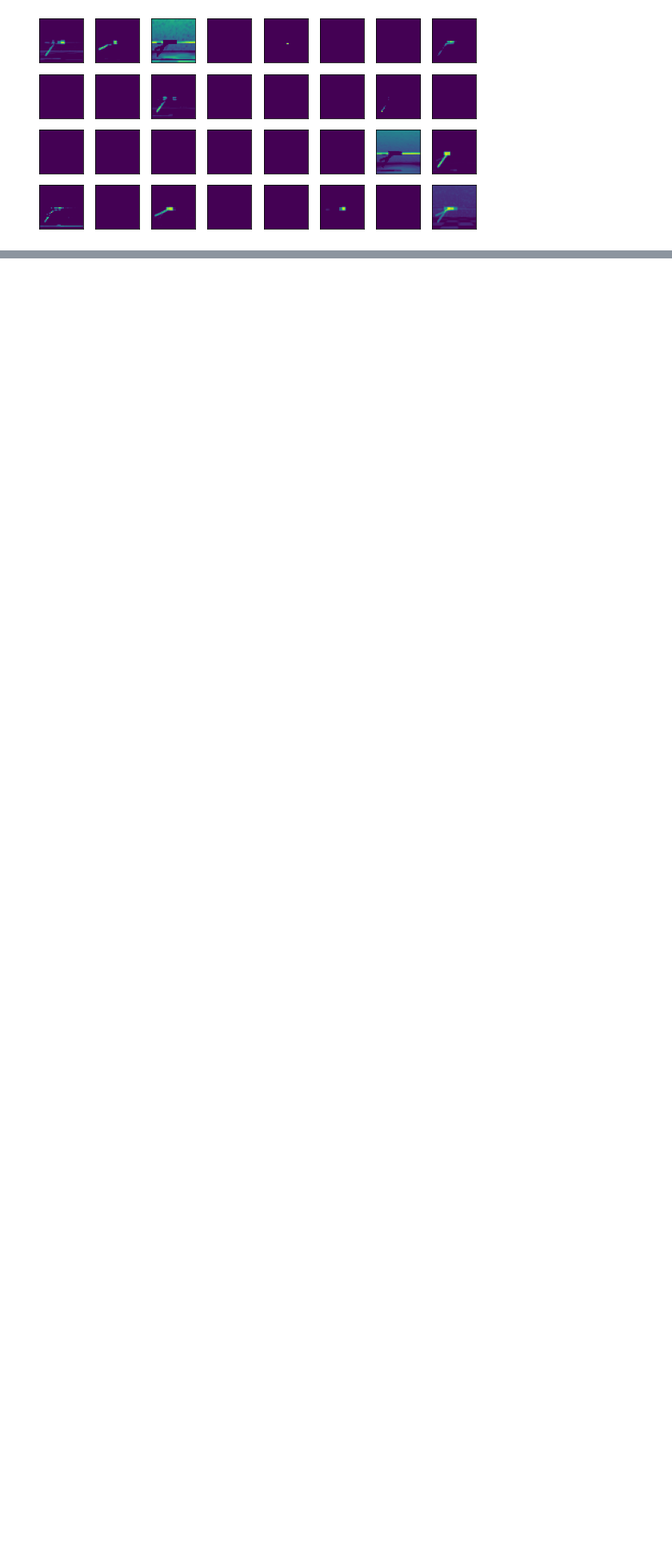
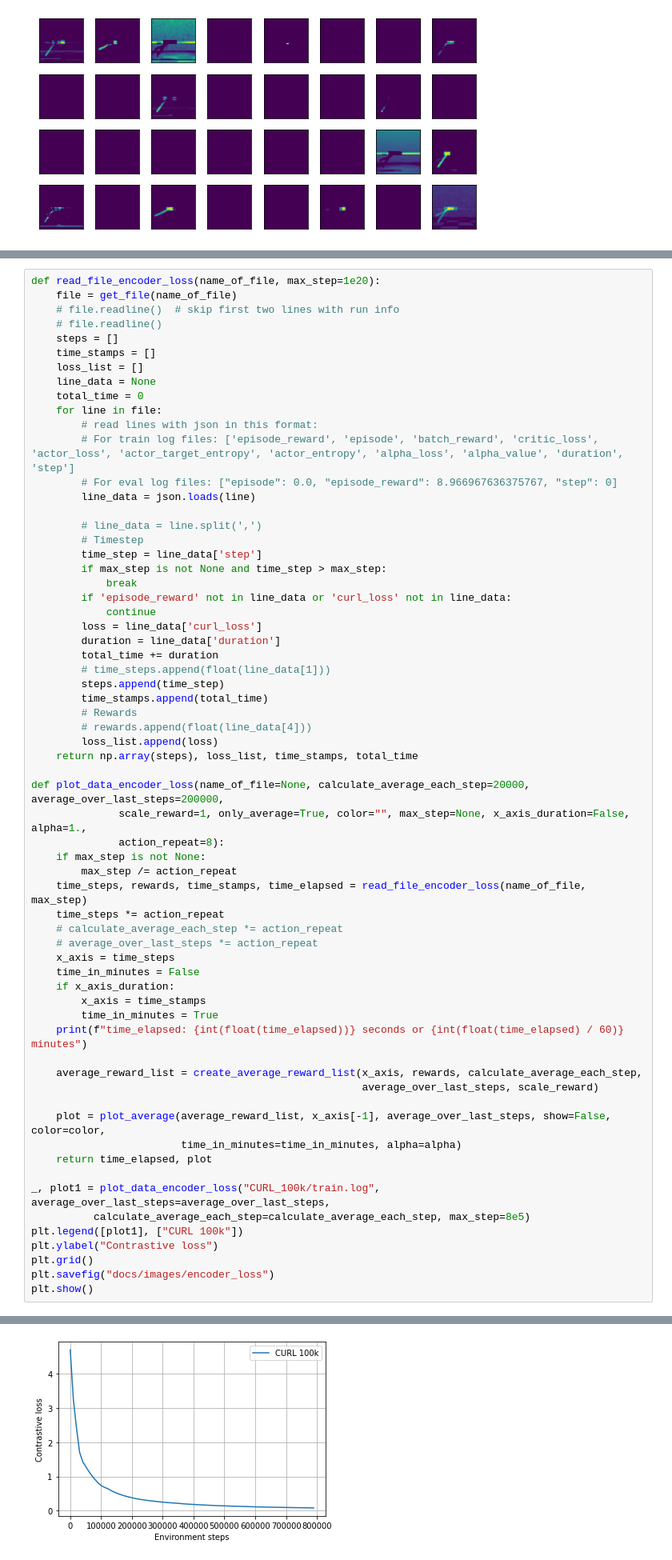
Before and after one commit to gijskoning/ReproducingCURL, a Jupyter notebook: plot.ipynb, the cells around one changed output, grey strips where cells are left out. Shown: that part at 80% size. Saved outputs shown, nothing was run; the diff lists cells and outputs as text; blank space fills up the shorter version.

Commit message:
Update encoder parts

```diff
--- a/plot.ipynb
+++ b/plot.ipynb
@@ -378,3 +378,68 @@ for i in range(len(img)):
 # %% [output]
 [figure]
 [figure]
+# %%
+def read_file_encoder_loss(name_of_file, max_step=1e20):
+    file = get_file(name_of_file)
+    # file.readline()  # skip first two lines with run info
+    # file.readline()
+    steps = []
+    time_stamps = []
+    loss_list = []
+    line_data = None
+    total_time = 0
+    for line in file:
+        # read lines with json in this format:
+        # For train log files: ['episode_reward', 'episode', 'batch_reward', 'critic_loss', 'actor_loss', 'actor_target_entropy', 'actor_entropy', 'alpha_loss', 'alpha_value', 'duration', 'step']
+        # For eval log files: ["episode": 0.0, "episode_reward": 8.966967636375767, "step": 0]
+        line_data = json.loads(line)
+
+        # line_data = line.split(',')
+        # Timestep
+        time_step = line_data['step']
+        if max_step is not None and time_step > max_step:
+            break
+        if 'episode_reward' not in line_data or 'curl_loss' not in line_data:
+            continue
+        loss = line_data['curl_loss']
+        duration = line_data['duration']
+        total_time += duration
+        # time_steps.append(float(line_data[1]))
+        steps.append(time_step)
+        time_stamps.append(total_time)
+        # Rewards
+        # rewards.append(float(line_data[4]))
+        loss_list.append(loss)
+    return np.array(steps), loss_list, time_stamps, total_time
+
+def plot_data_encoder_loss(name_of_file=None, calculate_average_each_step=20000, average_over_last_steps=200000,
+              scale_reward=1, only_average=True, color="", max_step=None, x_axis_duration=False, alpha=1.,
+              action_repeat=8):
+    if max_step is not None:
+        max_step /= action_repeat
+    time_steps, rewards, time_stamps, time_elapsed = read_file_encoder_loss(name_of_file, max_step)
+    time_steps *= action_repeat
+    # calculate_average_each_step *= action_repeat
+    # average_over_last_steps *= action_repeat
+    x_axis = time_steps
+    time_in_minutes = False
+    if x_axis_duration:
+        x_axis = time_stamps
+        time_in_minutes = True
+    print(f"time_elapsed: {int(float(time_elapsed))} seconds or {int(float(time_elapsed) / 60)} minutes")
+
+    average_reward_list = create_average_reward_list(x_axis, rewards, calculate_average_each_step,
+                                                     average_over_last_steps, scale_reward)
+
+    plot = plot_average(average_reward_list, x_axis[-1], average_over_last_steps, show=False, color=color,
+                        time_in_minutes=time_in_minutes, alpha=alpha)
+    return time_elapsed, plot
+
+_, plot1 = plot_data_encoder_loss("CURL_100k/train.log", average_over_last_steps=average_over_last_steps,
+          calculate_average_each_step=calculate_average_each_step, max_step=8e5)
+plt.legend([plot1], ["CURL 100k"])
+plt.ylabel("Contrastive loss")
+plt.grid()
+plt.savefig("docs/images/encoder_loss")
+plt.show()
+# %% [output]
@@ -380,0 +449 @@ for i in range(len(img)):
+[figure, added]
```
Also changed, not shown: parts of 3 cells of this notebook, 7 other files.
